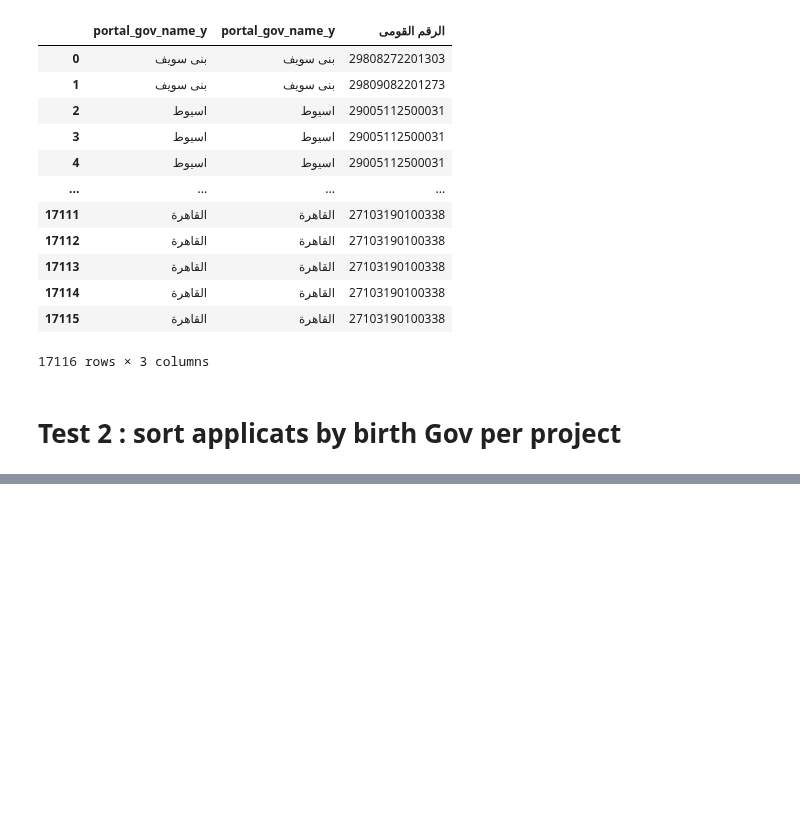
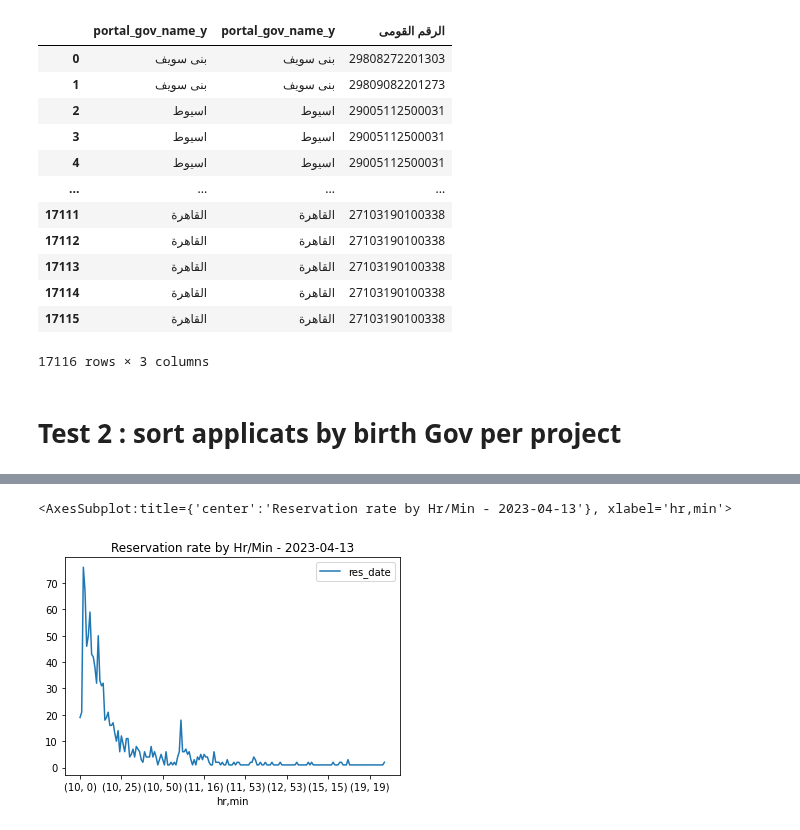
Before and after one commit to yjad/portal_logs, a Jupyter notebook: units data.ipynb, the cells around one changed output, grey strips where cells are left out. Saved outputs shown, nothing was run; the diff lists cells and outputs as text; code cells hidden in the pictures; blank space fills up the shorter version.

```diff
--- a/units data.ipynb
+++ b/units data.ipynb
@@ -149,0 +141,5 @@ NameError: name 'df' is not defined
+# %%
+df[[ 'res_date', 'hr', 'min',]].groupby(['hr', 'min']).count().plot(title=f"Reservation rate by Hr/Min - {df.date[0]}")
+# %% [output]
+<AxesSubplot:title={'center':'Reservation rate by Hr/Min - 2023-04-13'}, xlabel='hr,min'>
+[figure, added]
```
Also changed, not shown: parts of 5 cells of this notebook.
